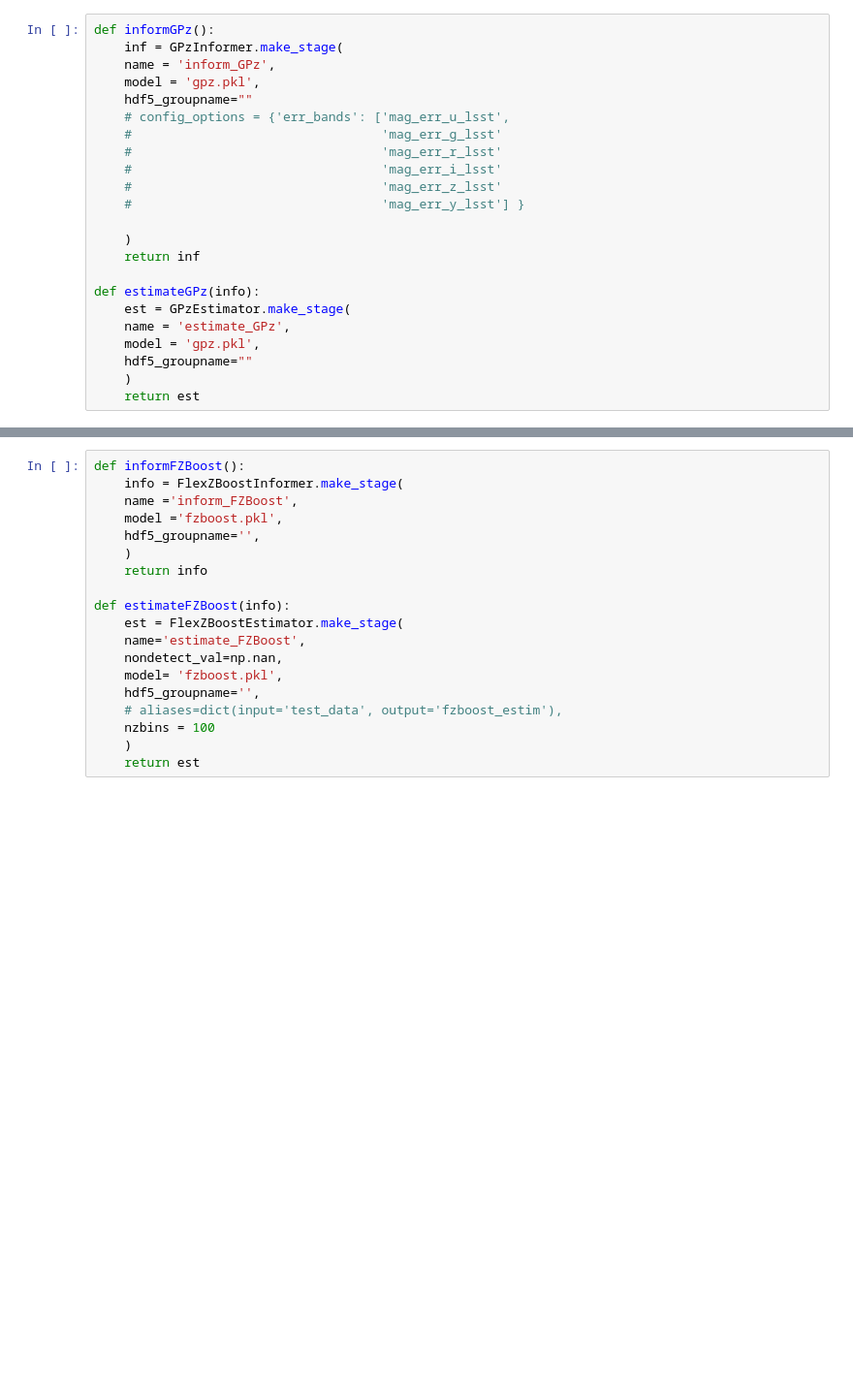
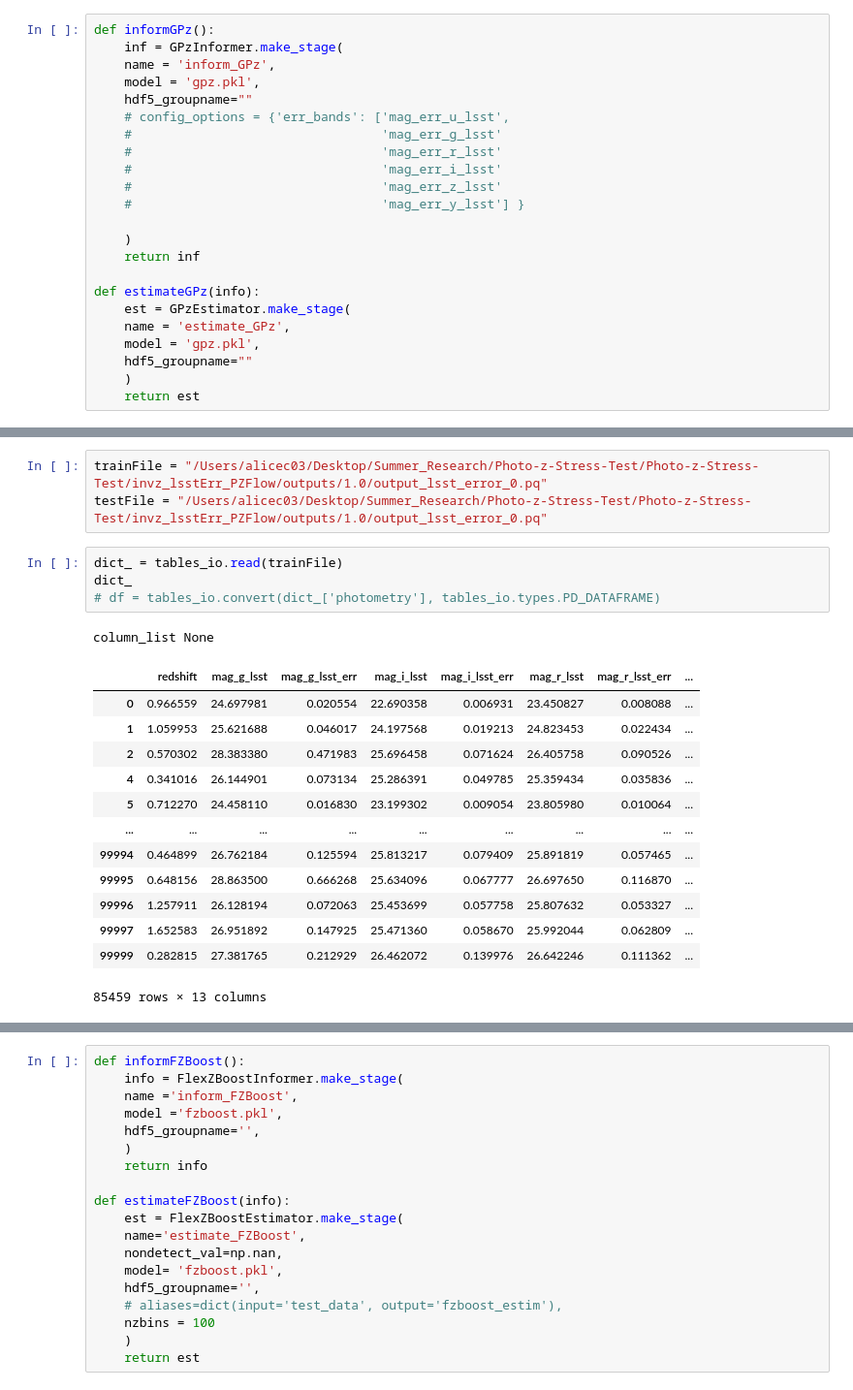
Before and after one commit to alice-crafford/Photo-z-Stress-Test, a Jupyter notebook: Test_Pipeline.ipynb, the cells around one changed output, grey strips where cells are left out. Shown at 97% size. Saved outputs shown, nothing was run; the diff lists cells and outputs as text; blank space fills up the shorter version.

Commit message:
trying to make pzflow work

```diff
--- a/Test_Pipeline.ipynb
+++ b/Test_Pipeline.ipynb
@@ -515,0 +565,22 @@ PZFlowInformer.config_options
+# %%
+trainFile = "/Users/alicec03/Desktop/Summer_Research/Photo-z-Stress-Test/Photo-z-Stress-Test/invz_lsstErr_PZFlow/outputs/1.0/output_lsst_error_0.pq"
+testFile = "/Users/alicec03/Desktop/Summer_Research/Photo-z-Stress-Test/Photo-z-Stress-Test/invz_lsstErr_PZFlow/outputs/1.0/output_lsst_error_0.pq"
+# %%
+dict_ = tables_io.read(trainFile)
+dict_
+# df = tables_io.convert(dict_['photometry'], tables_io.types.PD_DATAFRAME)
+# %% [output]
+column_list None
+|  | redshift | mag_g_lsst | mag_g_lsst_err | mag_i_lsst | mag_i_lsst_err | mag_r_lsst | mag_r_lsst_err | ... |
+| 0 | 0.966559 | 24.697981 | 0.020554 | 22.690358 | 0.006931 | 23.450827 | 0.008088 | ... |
+| 1 | 1.059953 | 25.621688 | 0.046017 | 24.197568 | 0.019213 | 24.823453 | 0.022434 | ... |
+| 2 | 0.570302 | 28.383380 | 0.471983 | 25.696458 | 0.071624 | 26.405758 | 0.090526 | ... |
+| 4 | 0.341016 | 26.144901 | 0.073134 | 25.286391 | 0.049785 | 25.359434 | 0.035836 | ... |
+| 5 | 0.712270 | 24.458110 | 0.016830 | 23.199302 | 0.009054 | 23.805980 | 0.010064 | ... |
+| ... | ... | ... | ... | ... | ... | ... | ... | ... |
+| 99994 | 0.464899 | 26.762184 | 0.125594 | 25.813217 | 0.079409 | 25.891819 | 0.057465 | ... |
+| 99995 | 0.648156 | 28.863500 | 0.666268 | 25.634096 | 0.067777 | 26.697650 | 0.116870 | ... |
+| 99996 | 1.257911 | 26.128194 | 0.072063 | 25.453699 | 0.057758 | 25.807632 | 0.053327 | ... |
+| 99997 | 1.652583 | 26.951892 | 0.147925 | 25.471360 | 0.058670 | 25.992044 | 0.062809 | ... |
+| 99999 | 0.282815 | 27.381765 | 0.212929 | 26.462072 | 0.139976 | 26.642246 | 0.111362 | ... |
+85459 rows × 13 columns
```
Also changed, not shown: parts of 40 cells of this notebook.
